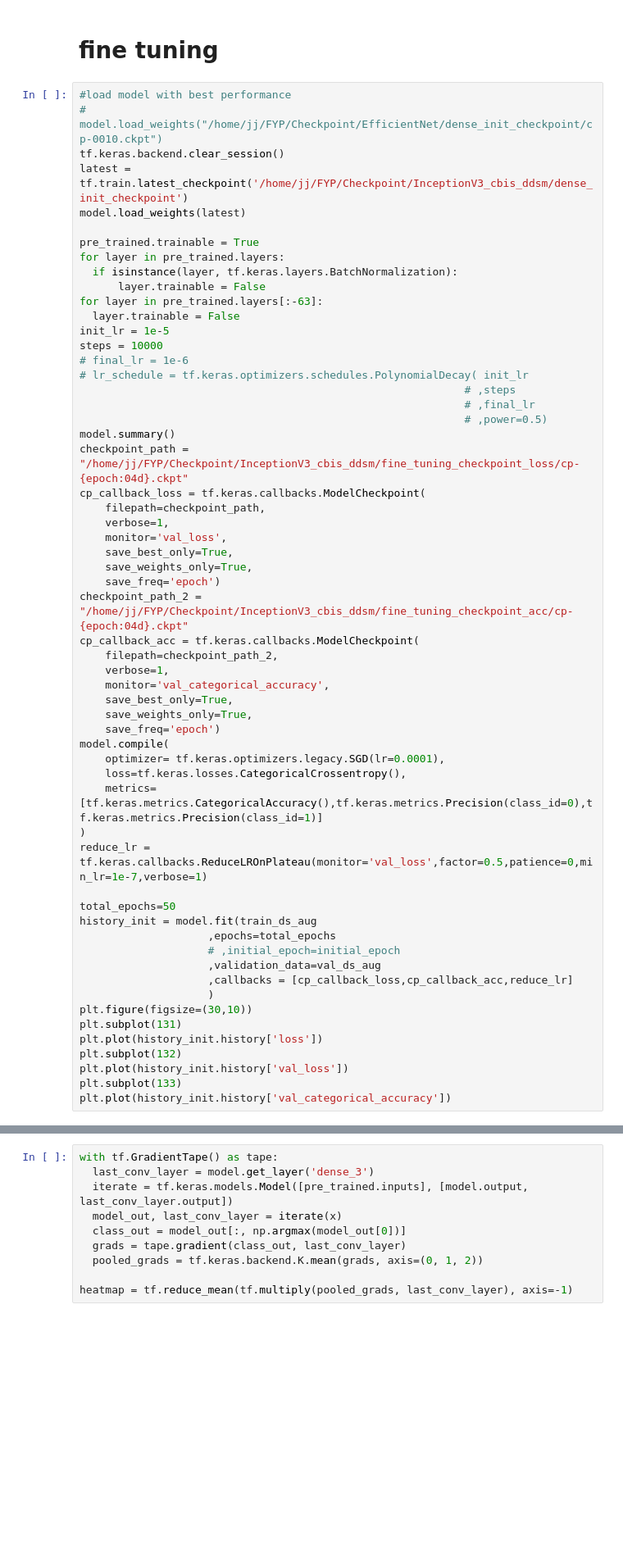
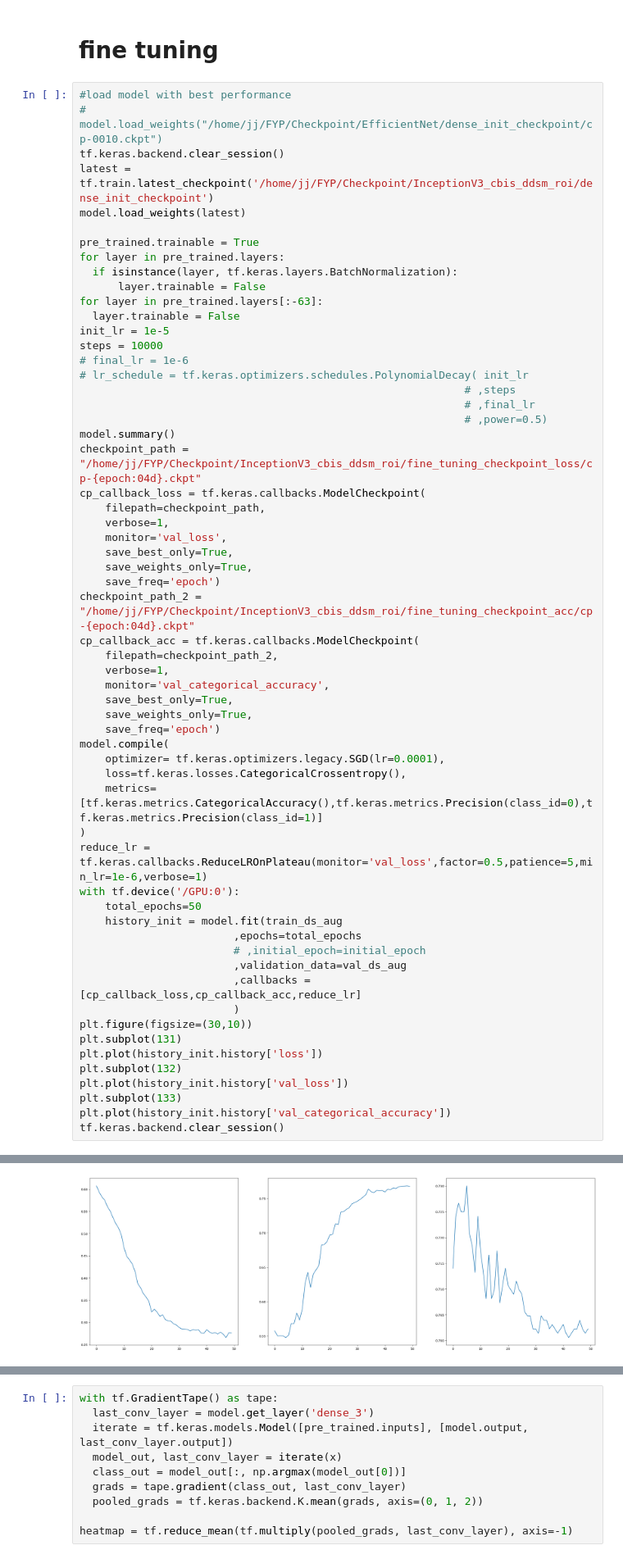
Before and after one commit to ChoyJJ/FYP_B, a Jupyter notebook: Pass_test/CBIS-DDSM_Inceptionv3.ipynb, the cells around one changed output, grey strips where cells are left out. Shown at 82% size. Saved outputs shown, nothing was run; the diff lists cells and outputs as text; blank space fills up the shorter version.

```diff
--- a/Pass_test/CBIS-DDSM_Inceptionv3.ipynb
+++ b/Pass_test/CBIS-DDSM_Inceptionv3.ipynb
@@ -407,7 +410,7 @@ KeyboardInterrupt:
 #load model with best performance
 # model.load_weights("/home/jj/FYP/Checkpoint/EfficientNet/dense_init_checkpoint/cp-0010.ckpt")
 tf.keras.backend.clear_session()
-latest = tf.train.latest_checkpoint('/home/jj/FYP/Checkpoint/InceptionV3_cbis_ddsm/dense_init_checkpoint')
+latest = tf.train.latest_checkpoint('/home/jj/FYP/Checkpoint/InceptionV3_cbis_ddsm_roi/dense_init_checkpoint')
 model.load_weights(latest)
 
 pre_trained.trainable = True
@@ -424,7 +427,7 @@ steps = 10000
                                                             # ,final_lr
                                                             # ,power=0.5)
 model.summary()
-checkpoint_path = "/home/jj/FYP/Checkpoint/InceptionV3_cbis_ddsm/fine_tuning_checkpoint_loss/cp-{epoch:04d}.ckpt"
+checkpoint_path = "/home/jj/FYP/Checkpoint/InceptionV3_cbis_ddsm_roi/fine_tuning_checkpoint_loss/cp-{epoch:04d}.ckpt"
 cp_callback_loss = tf.keras.callbacks.ModelCheckpoint(
     filepath=checkpoint_path,
     verbose=1,
@@ -432,7 +435,7 @@ cp_callback_loss = tf.keras.callbacks.ModelCheckpoint(
     save_best_only=True,
     save_weights_only=True,
     save_freq='epoch')
-checkpoint_path_2 = "/home/jj/FYP/Checkpoint/InceptionV3_cbis_ddsm/fine_tuning_checkpoint_acc/cp-{epoch:04d}.ckpt"
+checkpoint_path_2 = "/home/jj/FYP/Checkpoint/InceptionV3_cbis_ddsm_roi/fine_tuning_checkpoint_acc/cp-{epoch:04d}.ckpt"
 cp_callback_acc = tf.keras.callbacks.ModelCheckpoint(
     filepath=checkpoint_path_2,
     verbose=1,
@@ -445,15 +448,15 @@ model.compile(
     loss=tf.keras.losses.CategoricalCrossentropy(),
     metrics=[tf.keras.metrics.CategoricalAccuracy(),tf.keras.metrics.Precision(class_id=0),tf.keras.metrics.Precision(class_id=1)]
 )
-reduce_lr = tf.keras.callbacks.ReduceLROnPlateau(monitor='val_loss',factor=0.5,patience=0,min_lr=1e-7,verbose=1)
-
-total_epochs=50
-history_init = model.fit(train_ds_aug
-                    ,epochs=total_epochs
-                    # ,initial_epoch=initial_epoch
-                    ,validation_data=val_ds_aug
-                    ,callbacks = [cp_callback_loss,cp_callback_acc,reduce_lr]
-                    )
+reduce_lr = tf.keras.callbacks.ReduceLROnPlateau(monitor='val_loss',factor=0.5,patience=5,min_lr=1e-6,verbose=1)
+with tf.device('/GPU:0'):
+    total_epochs=50
+    history_init = model.fit(train_ds_aug
+                        ,epochs=total_epochs
+                        # ,initial_epoch=initial_epoch
+                        ,validation_data=val_ds_aug
+                        ,callbacks = [cp_callback_loss,cp_callback_acc,reduce_lr]
+                        )
 plt.figure(figsize=(30,10))
 plt.subplot(131)
 plt.plot(history_init.history['loss'])
@@ -461,6 +464,7 @@ plt.subplot(132)
 plt.plot(history_init.history['val_loss'])
 plt.subplot(133)
 plt.plot(history_init.history['val_categorical_accuracy'])
+tf.keras.backend.clear_session()
 # %% [output]
 Model: "model"
 _________________________________________________________________
@@ -499,0 +503 @@ KeyboardInterrupt:
+[figure, added]
```
Also changed, not shown: parts of 11 cells of this notebook, 8 other files.
